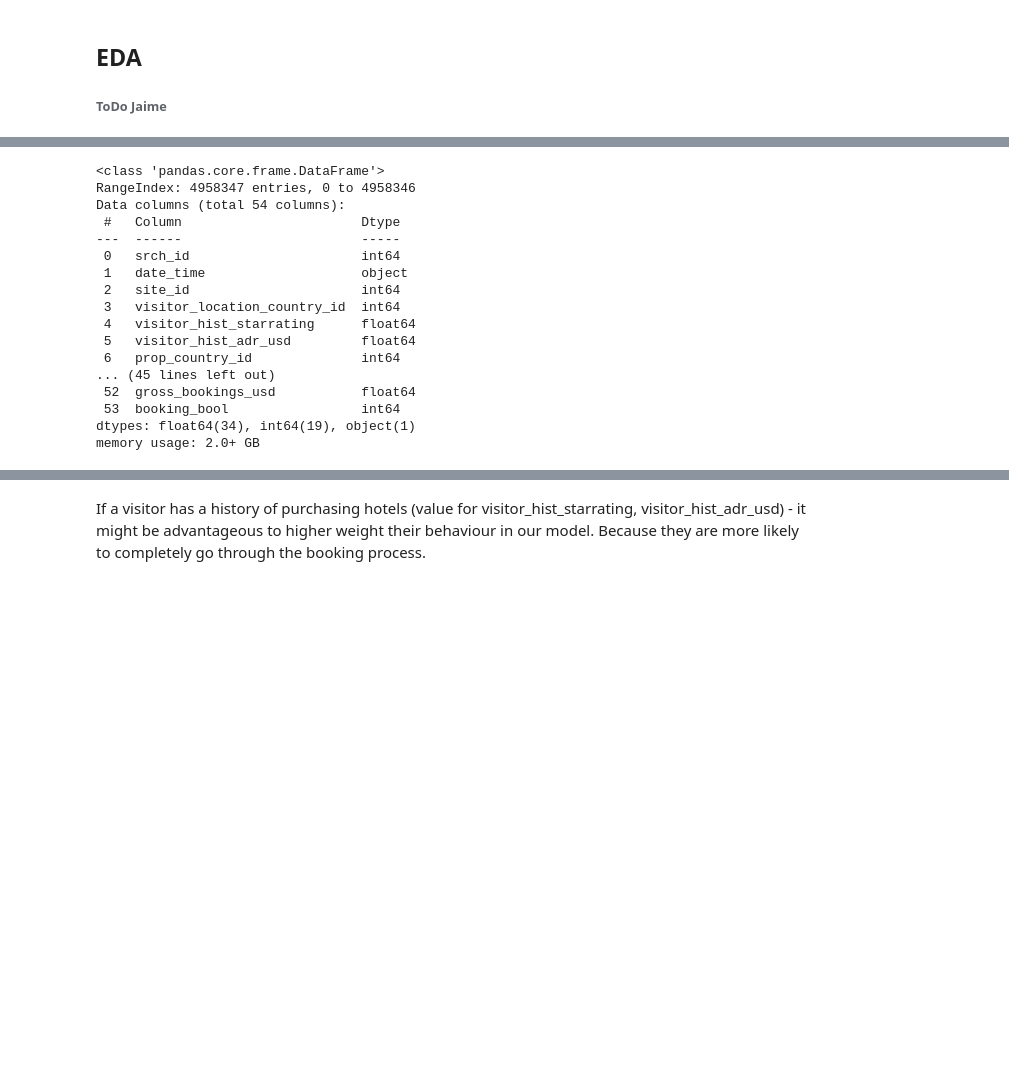
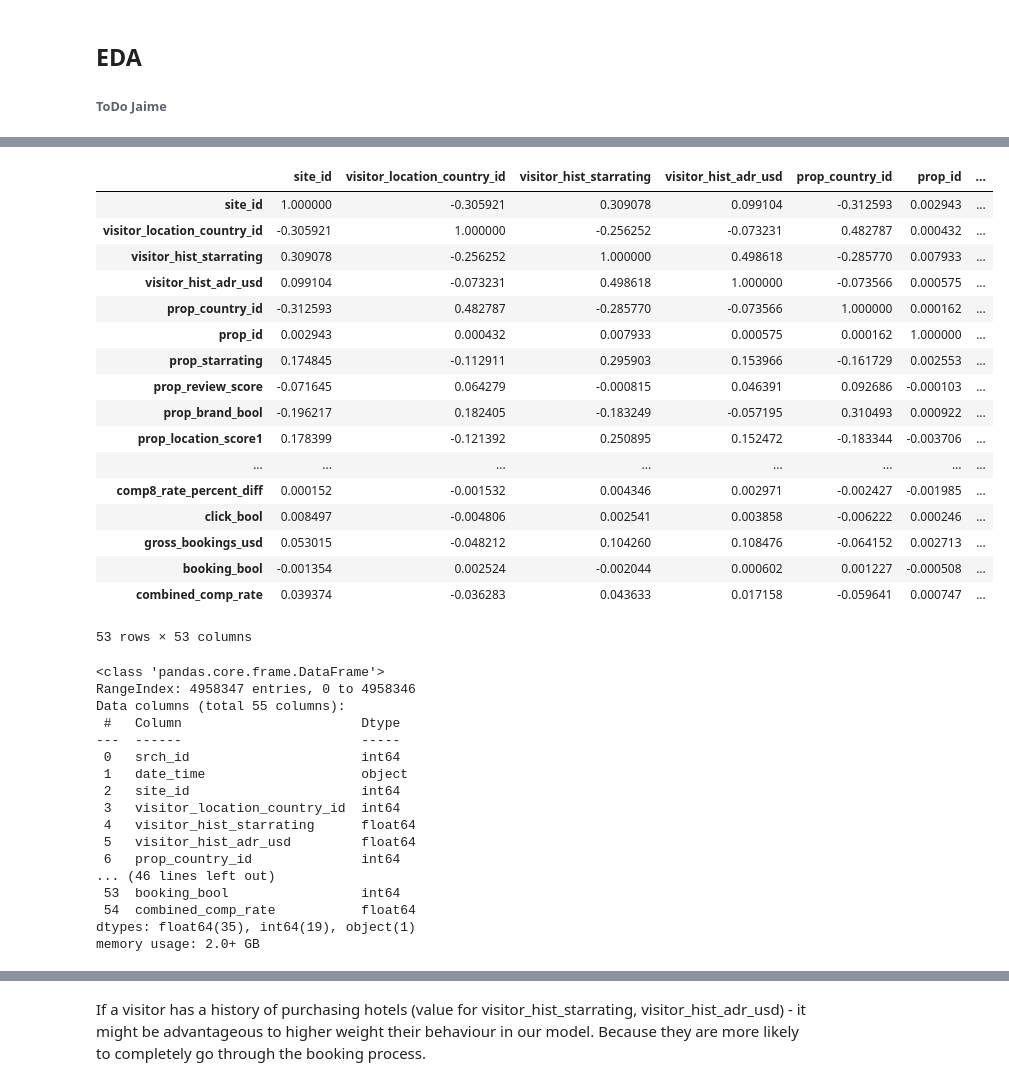
Before and after one commit to ryan-ott/DMT-Group17, a Jupyter notebook: Assignment2/expedia.ipynb, the cells around one changed output, grey strips where cells are left out. Saved outputs shown, nothing was run; the diff lists cells and outputs as text; code cells hidden in the pictures; blank space fills up the shorter version.

```diff
--- a/Assignment2/expedia.ipynb
+++ b/Assignment2/expedia.ipynb
@@ -23,3 +27,11 @@ df.head()
 # %% [markdown]
 ## EDA
 ###### ToDo Jaime
+# %%
+competitive_metrics = ['compX_rate', 'compX_inv', "compX_rate_percent_diff"]
+full_competitive_metrics = []
+for metric in competitive_metrics:
+    metric_list = []
+    for x in range(1,9):
+        metric_list.append(metric.replace("X", str(x)))
+    full_competitive_metrics.append(metric_list)
@@ -25,0 +54,5 @@ df.head()
+# %%
+df['combined_comp_rate'] = df[full_competitive_metrics[0]].iloc[:, :].sum(axis=1)
+# %%
+comp_rate_nan_index = df.index.difference(df[full_competitive_metrics[0]].dropna(axis = 'index', how = 'all').index)
+df.loc[comp_rate_nan_index, 'combined_comp_rate'] = np.nan
@@ -26,9 +95,32 @@ df.head()
+# %%
+df_corr = df.drop(['srch_id','date_time'],axis = 1)
+# %%
+df_corr.corr()
+# %% [output]
+|  | site_id | visitor_location_country_id | visitor_hist_starrating | visitor_hist_adr_usd | prop_country_id | prop_id | ... |
+| site_id | 1.000000 | -0.305921 | 0.309078 | 0.099104 | -0.312593 | 0.002943 | ... |
+| visitor_location_country_id | -0.305921 | 1.000000 | -0.256252 | -0.073231 | 0.482787 | 0.000432 | ... |
+| visitor_hist_starrating | 0.309078 | -0.256252 | 1.000000 | 0.498618 | -0.285770 | 0.007933 | ... |
+| visitor_hist_adr_usd | 0.099104 | -0.073231 | 0.498618 | 1.000000 | -0.073566 | 0.000575 | ... |
+| prop_country_id | -0.312593 | 0.482787 | -0.285770 | -0.073566 | 1.000000 | 0.000162 | ... |
+| prop_id | 0.002943 | 0.000432 | 0.007933 | 0.000575 | 0.000162 | 1.000000 | ... |
+| prop_starrating | 0.174845 | -0.112911 | 0.295903 | 0.153966 | -0.161729 | 0.002553 | ... |
+| prop_review_score | -0.071645 | 0.064279 | -0.000815 | 0.046391 | 0.092686 | -0.000103 | ... |
+| prop_brand_bool | -0.196217 | 0.182405 | -0.183249 | -0.057195 | 0.310493 | 0.000922 | ... |
+| prop_location_score1 | 0.178399 | -0.121392 | 0.250895 | 0.152472 | -0.183344 | -0.003706 | ... |
+| ... | ... | ... | ... | ... | ... | ... | ... |
+| comp8_rate_percent_diff | 0.000152 | -0.001532 | 0.004346 | 0.002971 | -0.002427 | -0.001985 | ... |
+| click_bool | 0.008497 | -0.004806 | 0.002541 | 0.003858 | -0.006222 | 0.000246 | ... |
+| gross_bookings_usd | 0.053015 | -0.048212 | 0.104260 | 0.108476 | -0.064152 | 0.002713 | ... |
+| booking_bool | -0.001354 | 0.002524 | -0.002044 | 0.000602 | 0.001227 | -0.000508 | ... |
+| combined_comp_rate | 0.039374 | -0.036283 | 0.043633 | 0.017158 | -0.059641 | 0.000747 | ... |
+53 rows × 53 columns
 # %%
 df.info()
 # %% [output]
 <class 'pandas.core.frame.DataFrame'>
 RangeIndex: 4958347 entries, 0 to 4958346
-Data columns (total 54 columns):
+Data columns (total 55 columns):
  #   Column                       Dtype
 ---  ------                       -----
  0   srch_id                      int64
@@ -38,10 +130,10 @@ Data columns (total 54 columns):
  4   visitor_hist_starrating      float64
  5   visitor_hist_adr_usd         float64
  6   prop_country_id              int64
-... (45 lines left out)
- 52  gross_bookings_usd           float64
+... (46 lines left out)
  53  booking_bool                 int64
-dtypes: float64(34), int64(19), object(1)
+ 54  combined_comp_rate           float64
+dtypes: float64(35), int64(19), object(1)
 memory usage: 2.0+ GB
 # %%
 df.describe()
```
Also changed, not shown: parts of 17 cells of this notebook.
